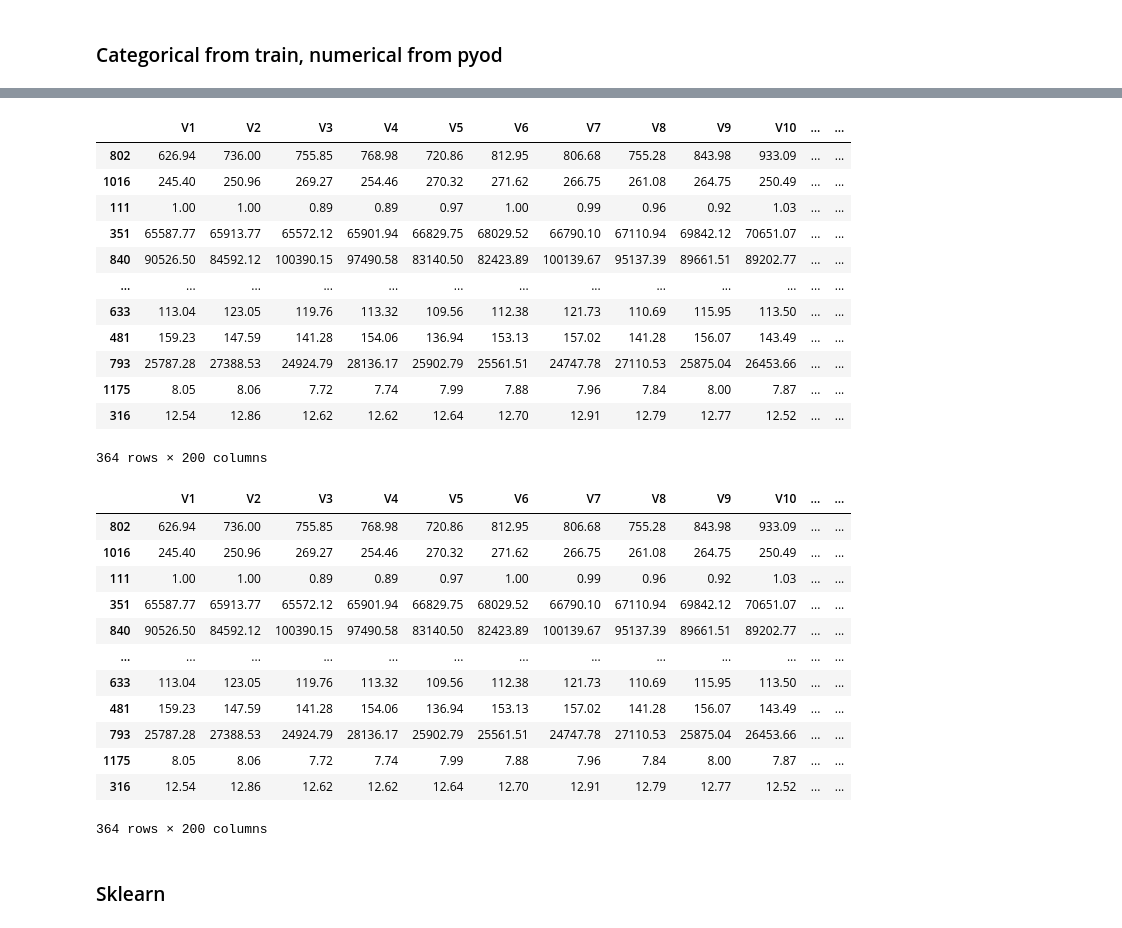
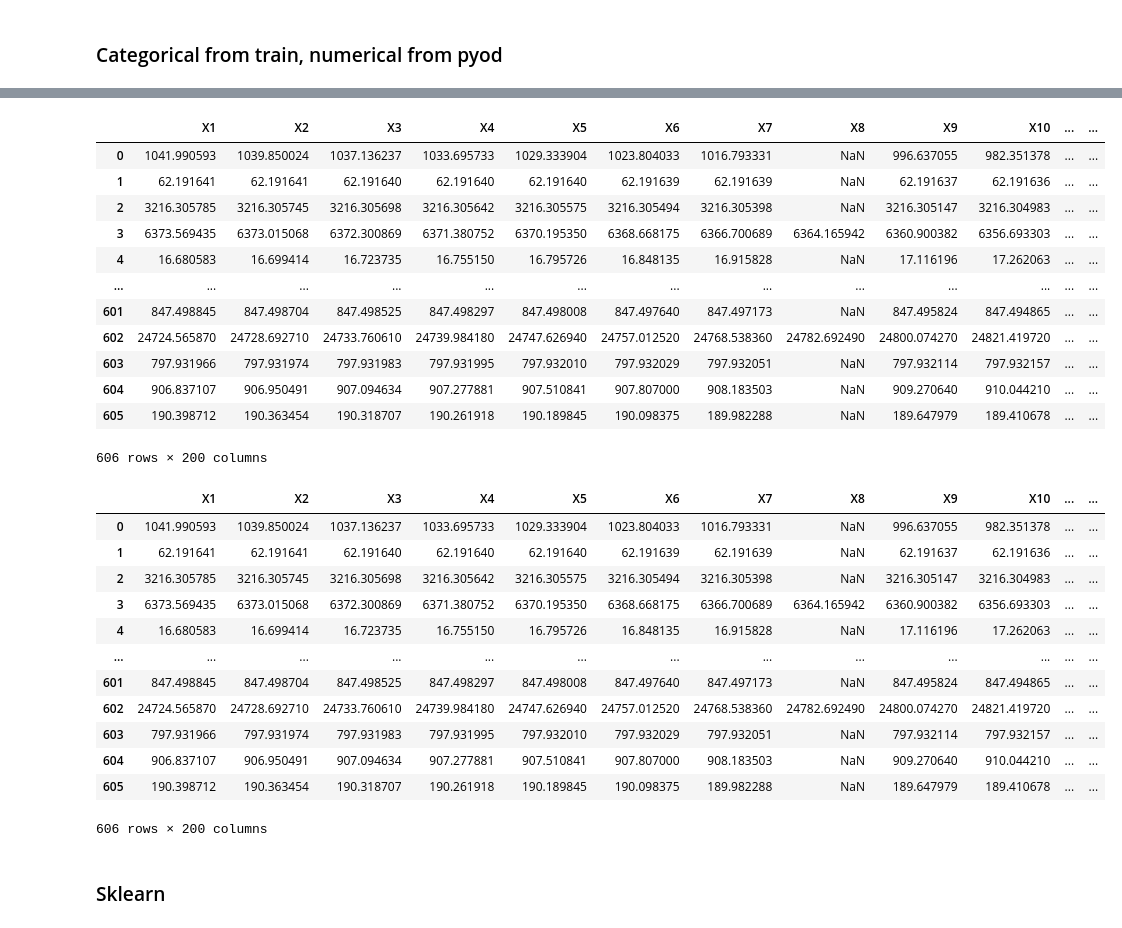
Before and after one commit to SharmaRupali/jenga, a Jupyter notebook: experimental_setups/experimental_setup_revise_ind_od_imp.ipynb, the cells around one changed output, grey strips where cells are left out. Drawn from its saved outputs; the diff is of its cells as text; code cells hidden in the pictures.

```diff
--- a/experimental_setups/experimental_setup_revise_ind_od_imp.ipynb
+++ b/experimental_setups/experimental_setup_revise_ind_od_imp.ipynb
@@ -45,0 +48,19 @@ test_data = cat_cols_to_str(test_data)
+# %%
+train_dat = pd.read_csv("/home/rupali/Downloads/Hill_Valley_without_noise_Training.data", sep=",")
+train_data = train_dat.loc[:, train_dat.columns != 'class']
+train_labels = train_dat["class"]
+# %%
+test_dat = pd.read_csv("/home/rupali/Downloads/Hill_Valley_without_noise_Testing.data", sep=",")
+test_data = test_dat.loc[:, test_dat.columns != 'class']
+test_labels = test_dat["class"]
+# %%
+categorical_columns = []
+numerical_columns = []
+
+for col in train_data.columns:
+    if pd.api.types.is_categorical_dtype(train_data[col]):
+        categorical_columns.append(col)
+    elif pd.api.types.is_numeric_dtype(train_data[col]):
+        numerical_columns.append(col)
+
+print(f"Found {len(categorical_columns)} categorical and {len(numerical_columns)} numeric features \n")
@@ -808,42 +864,42 @@ df_outliers_cat = cat_out_detect(train_data, df_corrupted)
 df_outliers = df_outliers_num.join(df_outliers_cat, how='inner')
 df_outliers
 # %% [output]
-|  | V1 | V2 | V3 | V4 | V5 | V6 | V7 | V8 | V9 | V10 | ... | ... |
-| 802 | 626.94 | 736.00 | 755.85 | 768.98 | 720.86 | 812.95 | 806.68 | 755.28 | 843.98 | 933.09 | ... | ... |
-| 1016 | 245.40 | 250.96 | 269.27 | 254.46 | 270.32 | 271.62 | 266.75 | 261.08 | 264.75 | 250.49 | ... | ... |
-| 111 | 1.00 | 1.00 | 0.89 | 0.89 | 0.97 | 1.00 | 0.99 | 0.96 | 0.92 | 1.03 | ... | ... |
-| 351 | 65587.77 | 65913.77 | 65572.12 | 65901.94 | 66829.75 | 68029.52 | 66790.10 | 67110.94 | 69842.12 | 70651.07 | ... | ... |
-| 840 | 90526.50 | 84592.12 | 100390.15 | 97490.58 | 83140.50 | 82423.89 | 100139.67 | 95137.39 | 89661.51 | 89202.77 | ... | ... |
+|  | X1 | X2 | X3 | X4 | X5 | X6 | X7 | X8 | X9 | X10 | ... | ... |
+| 0 | 1041.990593 | 1039.850024 | 1037.136237 | 1033.695733 | 1029.333904 | 1023.804033 | 1016.793331 | NaN | 996.637055 | 982.351378 | ... | ... |
+| 1 | 62.191641 | 62.191641 | 62.191640 | 62.191640 | 62.191640 | 62.191639 | 62.191639 | NaN | 62.191637 | 62.191636 | ... | ... |
+| 2 | 3216.305785 | 3216.305745 | 3216.305698 | 3216.305642 | 3216.305575 | 3216.305494 | 3216.305398 | NaN | 3216.305147 | 3216.304983 | ... | ... |
+| 3 | 6373.569435 | 6373.015068 | 6372.300869 | 6371.380752 | 6370.195350 | 6368.668175 | 6366.700689 | 6364.165942 | 6360.900382 | 6356.693303 | ... | ... |
+| 4 | 16.680583 | 16.699414 | 16.723735 | 16.755150 | 16.795726 | 16.848135 | 16.915828 | NaN | 17.116196 | 17.262063 | ... | ... |
 | ... | ... | ... | ... | ... | ... | ... | ... | ... | ... | ... | ... | ... |
-| 633 | 113.04 | 123.05 | 119.76 | 113.32 | 109.56 | 112.38 | 121.73 | 110.69 | 115.95 | 113.50 | ... | ... |
-| 481 | 159.23 | 147.59 | 141.28 | 154.06 | 136.94 | 153.13 | 157.02 | 141.28 | 156.07 | 143.49 | ... | ... |
-| 793 | 25787.28 | 27388.53 | 24924.79 | 28136.17 | 25902.79 | 25561.51 | 24747.78 | 27110.53 | 25875.04 | 26453.66 | ... | ... |
-| 1175 | 8.05 | 8.06 | 7.72 | 7.74 | 7.99 | 7.88 | 7.96 | 7.84 | 8.00 | 7.87 | ... | ... |
-| 316 | 12.54 | 12.86 | 12.62 | 12.62 | 12.64 | 12.70 | 12.91 | 12.79 | 12.77 | 12.52 | ... | ... |
+| 601 | 847.498845 | 847.498704 | 847.498525 | 847.498297 | 847.498008 | 847.497640 | 847.497173 | NaN | 847.495824 | 847.494865 | ... | ... |
+| 602 | 24724.565870 | 24728.692710 | 24733.760610 | 24739.984180 | 24747.626940 | 24757.012520 | 24768.538360 | 24782.692490 | 24800.074270 | 24821.419720 | ... | ... |
+| 603 | 797.931966 | 797.931974 | 797.931983 | 797.931995 | 797.932010 | 797.932029 | 797.932051 | NaN | 797.932114 | 797.932157 | ... | ... |
+| 604 | 906.837107 | 906.950491 | 907.094634 | 907.277881 | 907.510841 | 907.807000 | 908.183503 | NaN | 909.270640 | 910.044210 | ... | ... |
+| 605 | 190.398712 | 190.363454 | 190.318707 | 190.261918 | 190.189845 | 190.098375 | 189.982288 | NaN | 189.647979 | 189.410678 | ... | ... |
-364 rows × 200 columns
+606 rows × 200 columns
 # %%
 from pyod.models.sos import SOS
 
-pyod_model = CBLOF() # n_clusters = 8 default
+pyod_model = SOS()
 
 df_outliers_num = num_out_detect(train_data, df_corrupted, pyod_model)
 df_outliers_cat = cat_out_detect(train_data, df_corrupted)
 
 df_outliers = df_outliers_num.join(df_outliers_cat, how='inner')
 df_outliers
 # %% [output]
-|  | V1 | V2 | V3 | V4 | V5 | V6 | V7 | V8 | V9 | V10 | ... | ... |
-| 802 | 626.94 | 736.00 | 755.85 | 768.98 | 720.86 | 812.95 | 806.68 | 755.28 | 843.98 | 933.09 | ... | ... |
-| 1016 | 245.40 | 250.96 | 269.27 | 254.46 | 270.32 | 271.62 | 266.75 | 261.08 | 264.75 | 250.49 | ... | ... |
-| 111 | 1.00 | 1.00 | 0.89 | 0.89 | 0.97 | 1.00 | 0.99 | 0.96 | 0.92 | 1.03 | ... | ... |
-| 351 | 65587.77 | 65913.77 | 65572.12 | 65901.94 | 66829.75 | 68029.52 | 66790.10 | 67110.94 | 69842.12 | 70651.07 | ... | ... |
-| 840 | 90526.50 | 84592.12 | 100390.15 | 97490.58 | 83140.50 | 82423.89 | 100139.67 | 95137.39 | 89661.51 | 89202.77 | ... | ... |
+|  | X1 | X2 | X3 | X4 | X5 | X6 | X7 | X8 | X9 | X10 | ... | ... |
+| 0 | 1041.990593 | 1039.850024 | 1037.136237 | 1033.695733 | 1029.333904 | 1023.804033 | 1016.793331 | NaN | 996.637055 | 982.351378 | ... | ... |
+| 1 | 62.191641 | 62.191641 | 62.191640 | 62.191640 | 62.191640 | 62.191639 | 62.191639 | NaN | 62.191637 | 62.191636 | ... | ... |
+| 2 | 3216.305785 | 3216.305745 | 3216.305698 | 3216.305642 | 3216.305575 | 3216.305494 | 3216.305398 | NaN | 3216.305147 | 3216.304983 | ... | ... |
+| 3 | 6373.569435 | 6373.015068 | 6372.300869 | 6371.380752 | 6370.195350 | 6368.668175 | 6366.700689 | 6364.165942 | 6360.900382 | 6356.693303 | ... | ... |
+| 4 | 16.680583 | 16.699414 | 16.723735 | 16.755150 | 16.795726 | 16.848135 | 16.915828 | NaN | 17.116196 | 17.262063 | ... | ... |
 | ... | ... | ... | ... | ... | ... | ... | ... | ... | ... | ... | ... | ... |
-| 633 | 113.04 | 123.05 | 119.76 | 113.32 | 109.56 | 112.38 | 121.73 | 110.69 | 115.95 | 113.50 | ... | ... |
-| 481 | 159.23 | 147.59 | 141.28 | 154.06 | 136.94 | 153.13 | 157.02 | 141.28 | 156.07 | 143.49 | ... | ... |
-| 793 | 25787.28 | 27388.53 | 24924.79 | 28136.17 | 25902.79 | 25561.51 | 24747.78 | 27110.53 | 25875.04 | 26453.66 | ... | ... |
-| 1175 | 8.05 | 8.06 | 7.72 | 7.74 | 7.99 | 7.88 | 7.96 | 7.84 | 8.00 | 7.87 | ... | ... |
-| 316 | 12.54 | 12.86 | 12.62 | 12.62 | 12.64 | 12.70 | 12.91 | 12.79 | 12.77 | 12.52 | ... | ... |
+| 601 | 847.498845 | 847.498704 | 847.498525 | 847.498297 | 847.498008 | 847.497640 | 847.497173 | NaN | 847.495824 | 847.494865 | ... | ... |
+| 602 | 24724.565870 | 24728.692710 | 24733.760610 | 24739.984180 | 24747.626940 | 24757.012520 | 24768.538360 | 24782.692490 | 24800.074270 | 24821.419720 | ... | ... |
+| 603 | 797.931966 | 797.931974 | 797.931983 | 797.931995 | 797.932010 | 797.932029 | 797.932051 | NaN | 797.932114 | 797.932157 | ... | ... |
+| 604 | 906.837107 | 906.950491 | 907.094634 | 907.277881 | 907.510841 | 907.807000 | 908.183503 | NaN | 909.270640 | 910.044210 | ... | ... |
+| 605 | 190.398712 | 190.363454 | 190.318707 | 190.261918 | 190.189845 | 190.098375 | 189.982288 | NaN | 189.647979 | 189.410678 | ... | ... |
-364 rows × 200 columns
+606 rows × 200 columns
 # %% [markdown]
 ### Sklearn
```
Also changed, not shown: parts of 17 cells of this notebook, 1 other file.
